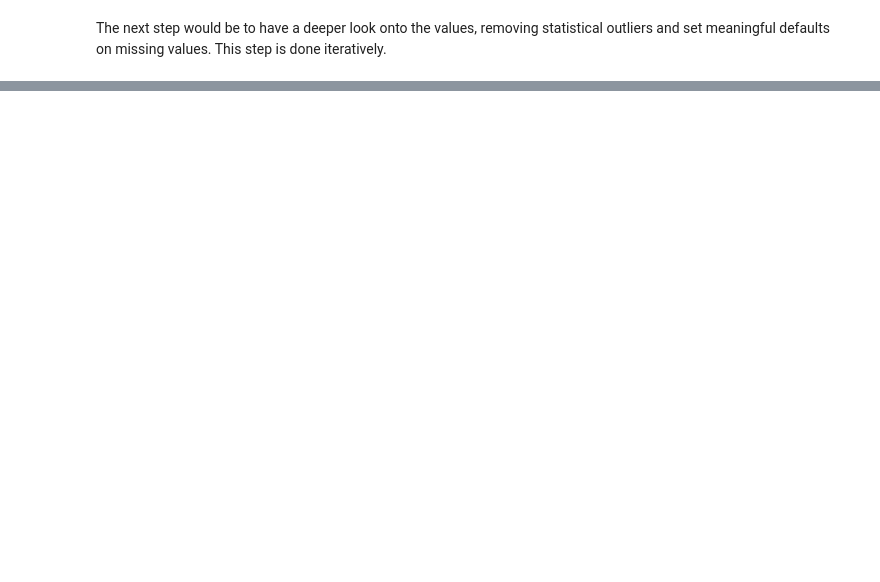
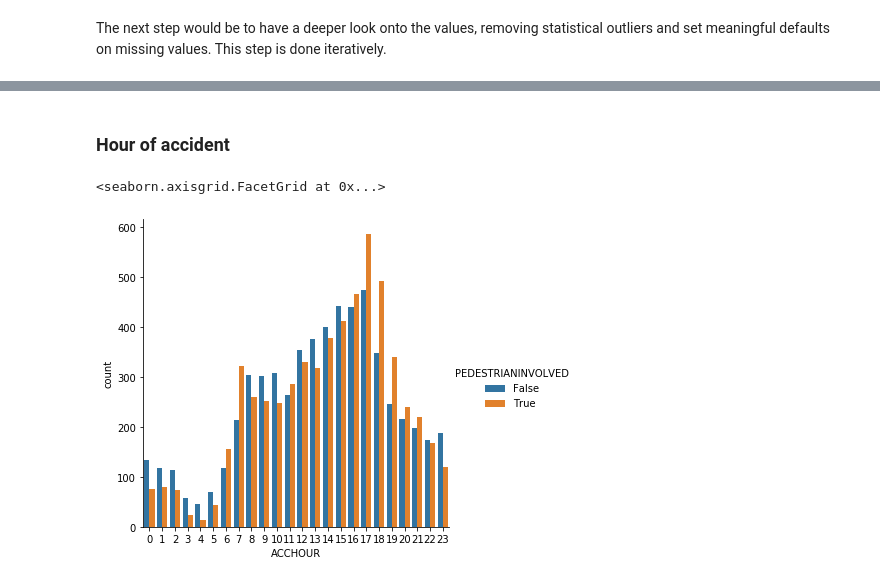
Before and after one commit to jans510/Coursera_Capstone, a Jupyter notebook: Coursera_Capstone.ipynb, the cells around one changed output, grey strips where cells are left out. Cells and saved outputs as stored; diff of their text form; code cells hidden in the pictures; blank space fills up the shorter version.

```diff
--- a/Coursera_Capstone.ipynb
+++ b/Coursera_Capstone.ipynb
@@ -139,0 +141,7 @@ The data preparation is done, in the next section we will develop a modell to pr
+# %% [markdown]
+<h3>Hour of accident</h3>
+# %%
+sns.catplot(x="ACCHOUR", hue="PEDESTRIANINVOLVED", kind='count', data=df_balanced)
+# %% [output]
+<seaborn.axisgrid.FacetGrid at 0x...>
+[figure, added]
```
Also changed, not shown: parts of 29 cells of this notebook.
